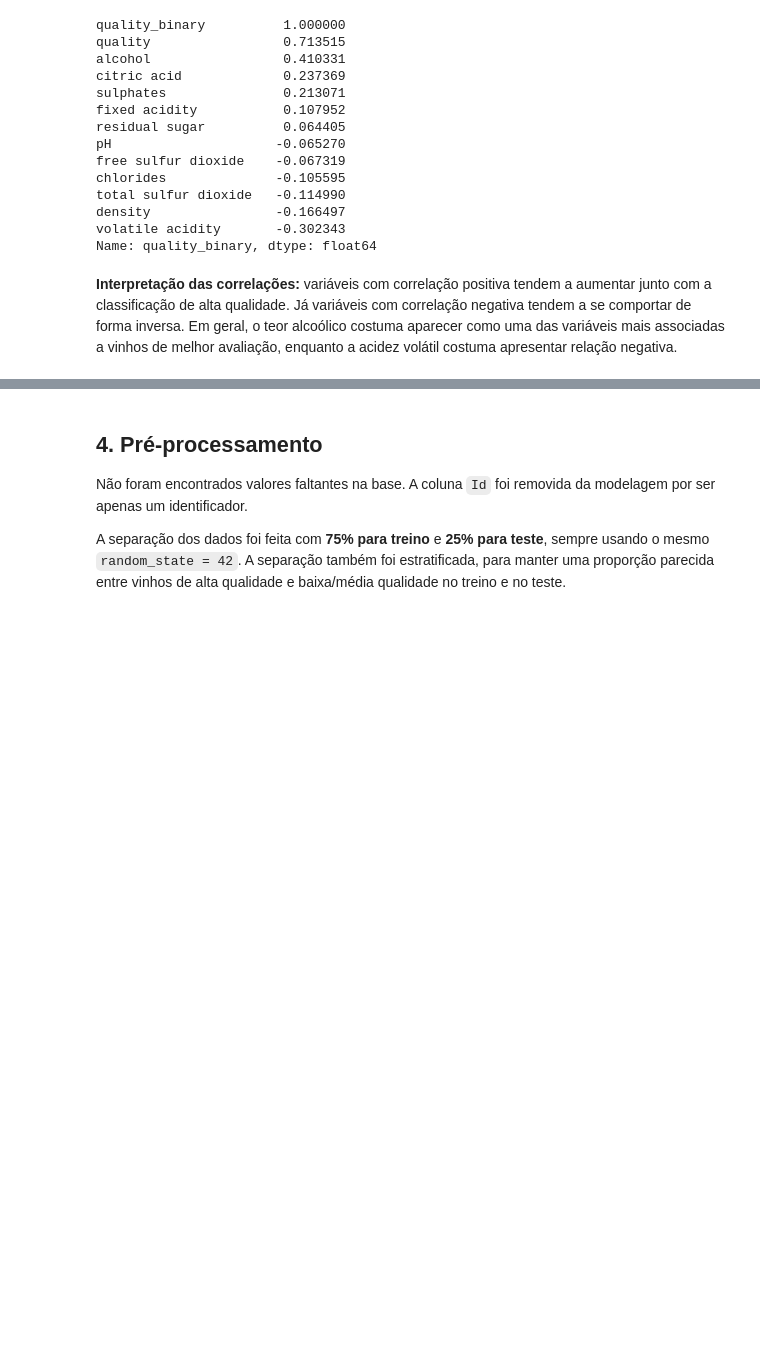
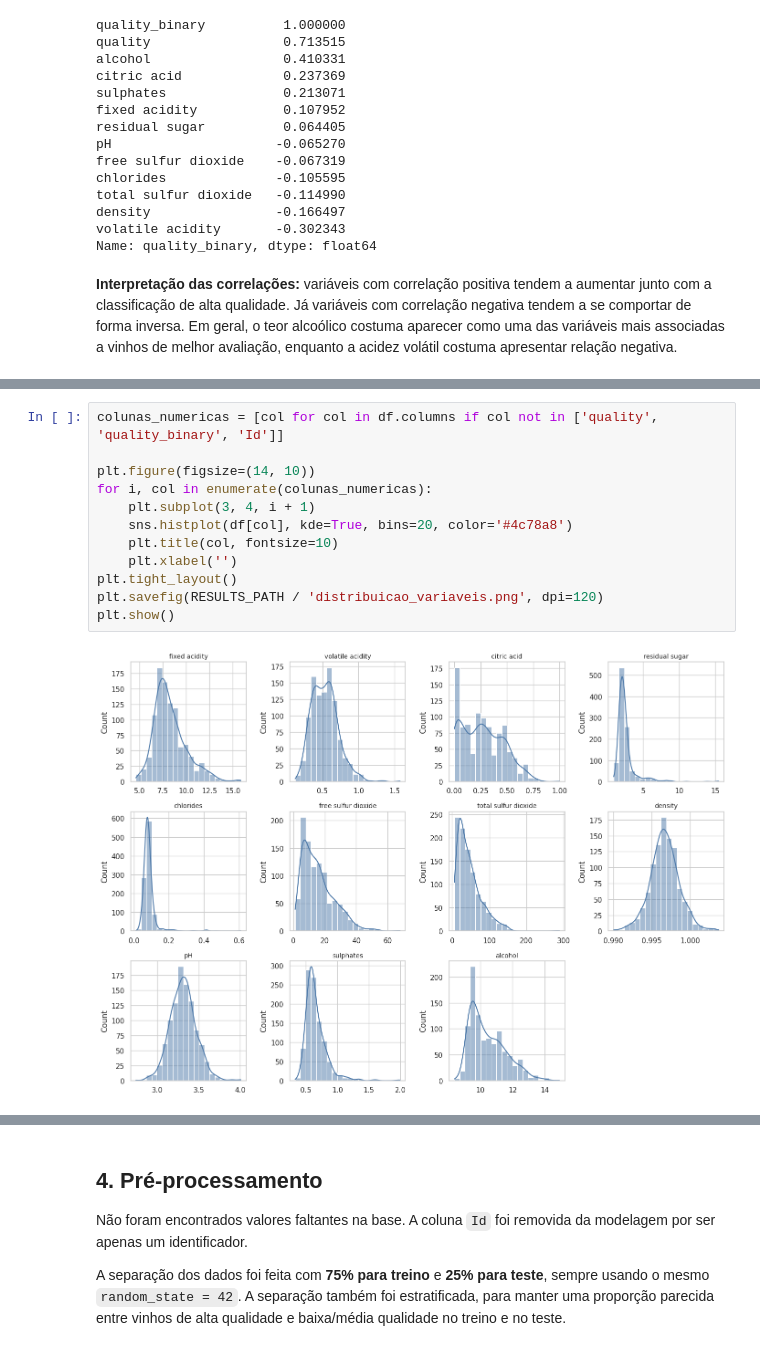
Before and after one commit to joaomottin/TechChallenge-Fase2, a Jupyter notebook: notebooks/analise_wine_quality.ipynb, the cells around one changed output, grey strips where cells are left out. Saved outputs shown, nothing was run; the diff lists cells and outputs as text; blank space fills up the shorter version.

```diff
--- a/notebooks/analise_wine_quality.ipynb
+++ b/notebooks/analise_wine_quality.ipynb
@@ -222,0 +227,14 @@ Name: quality_binary, dtype: float64
+# %%
+colunas_numericas = [col for col in df.columns if col not in ['quality', 'quality_binary', 'Id']]
+
+plt.figure(figsize=(14, 10))
+for i, col in enumerate(colunas_numericas):
+    plt.subplot(3, 4, i + 1)
+    sns.histplot(df[col], kde=True, bins=20, color='#4c78a8')
+    plt.title(col, fontsize=10)
+    plt.xlabel('')
+plt.tight_layout()
+plt.savefig(RESULTS_PATH / 'distribuicao_variaveis.png', dpi=120)
+plt.show()
+# %% [output]
+[figure, added]
```
Also changed, not shown: parts of 6 cells of this notebook, 2 other files.
